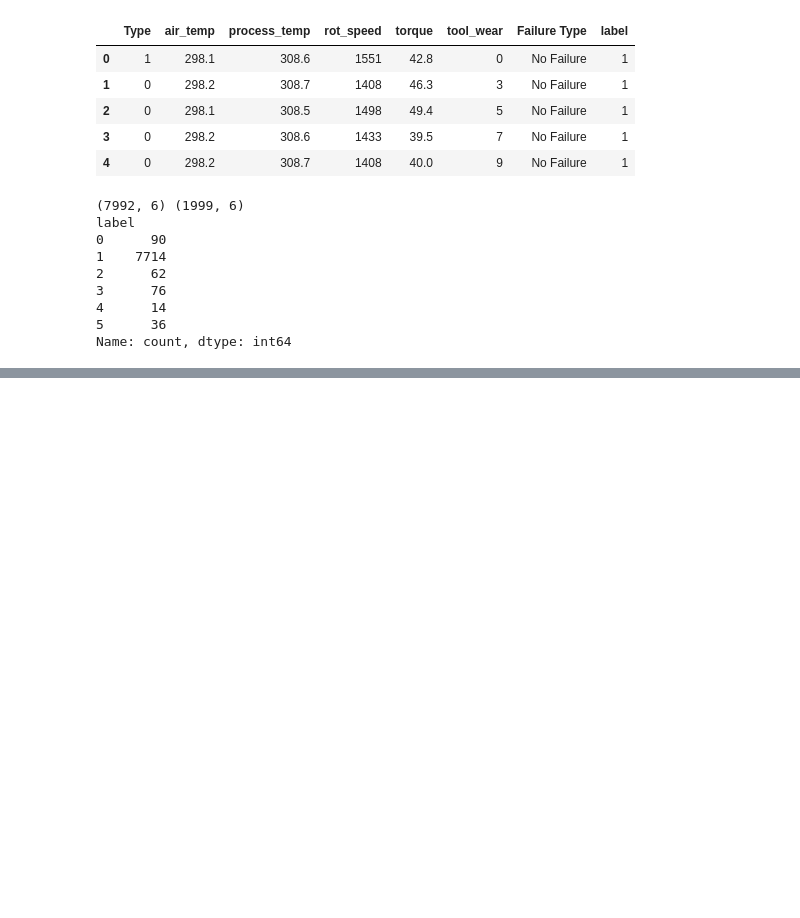
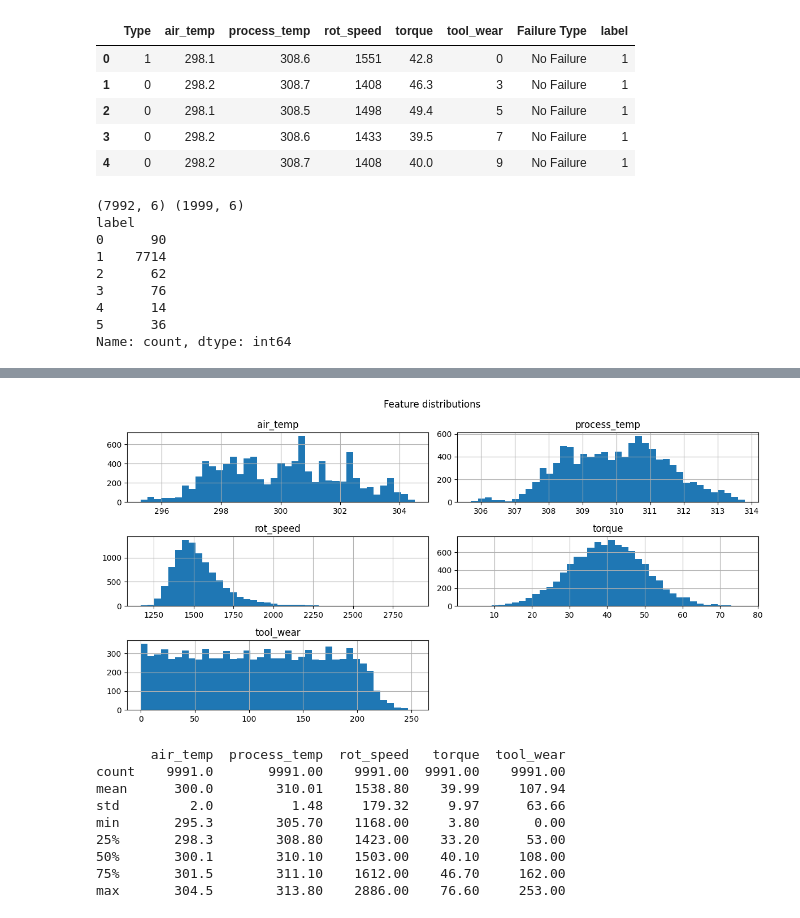
Before and after one commit to Lorraine301/DL-Lab1, a Jupyter notebook: part2-classification.ipynb, the cells around one changed output, grey strips where cells are left out. Saved outputs shown, nothing was run; the diff lists cells and outputs as text; code cells hidden in the pictures; blank space fills up the shorter version.

```diff
--- a/part2-classification.ipynb
+++ b/part2-classification.ipynb
@@ -143,0 +160,19 @@ Name: count, dtype: int64
+# %%
+df[num_cols].hist(bins=40, figsize=(12, 6))
+plt.suptitle("Feature distributions")
+plt.tight_layout()
+plt.savefig("p2_feature_distributions.png", dpi=150)
+plt.show()
+
+print(df[num_cols].describe().round(2))
+# %% [output]
+[figure, added]
+       air_temp  process_temp  rot_speed   torque  tool_wear
+count    9991.0       9991.00    9991.00  9991.00    9991.00
+mean      300.0        310.01    1538.80    39.99     107.94
+std         2.0          1.48     179.32     9.97      63.66
+min       295.3        305.70    1168.00     3.80       0.00
+25%       298.3        308.80    1423.00    33.20      53.00
+50%       300.1        310.10    1503.00    40.10     108.00
+75%       301.5        311.10    1612.00    46.70     162.00
+max       304.5        313.80    2886.00    76.60     253.00
```
Also changed, not shown: parts of 14 cells of this notebook.
